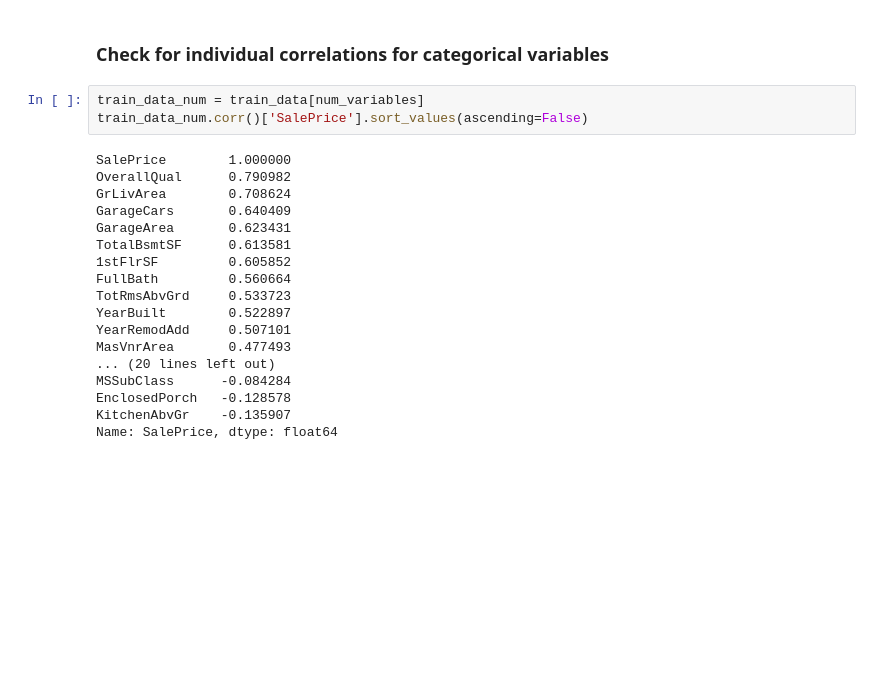
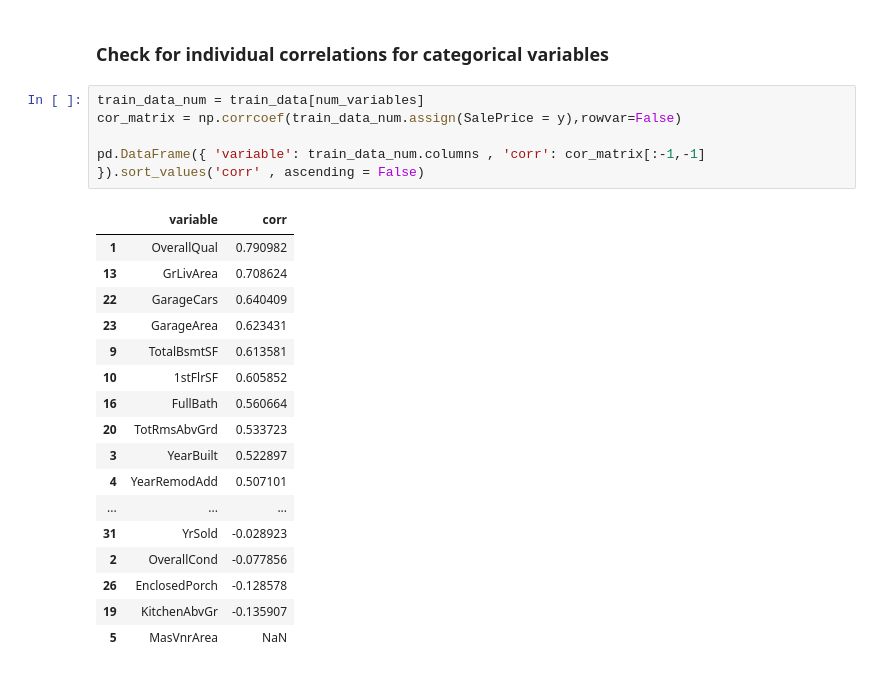
Before and after one commit to dhruvnigam93/hosr_rpice_prediction, a Jupyter notebook: Untitled.ipynb, the cells around one changed output. Drawn from its saved outputs; the diff is of its cells as text; blank space fills up the shorter version.

```diff
--- a/Untitled.ipynb
+++ b/Untitled.ipynb
@@ -53,23 +73,25 @@ Text(0.5,1,'BsmtQual')
 ### Check for individual correlations for categorical variables
 # %%
 train_data_num = train_data[num_variables]
-train_data_num.corr()['SalePrice'].sort_values(ascending=False)
+cor_matrix = np.corrcoef(train_data_num.assign(SalePrice = y),rowvar=False)
+
+pd.DataFrame({ 'variable': train_data_num.columns , 'corr': cor_matrix[:-1,-1] }).sort_values('corr' , ascending = False)
 # %% [output]
-SalePrice        1.000000
-OverallQual      0.790982
-GrLivArea        0.708624
-GarageCars       0.640409
-GarageArea       0.623431
-TotalBsmtSF      0.613581
-1stFlrSF         0.605852
-FullBath         0.560664
-TotRmsAbvGrd     0.533723
-YearBuilt        0.522897
-YearRemodAdd     0.507101
-MasVnrArea       0.477493
-... (20 lines left out)
-MSSubClass      -0.084284
-EnclosedPorch   -0.128578
-KitchenAbvGr    -0.135907
-Name: SalePrice, dtype: float64
+|  | variable | corr |
+| 1 | OverallQual | 0.790982 |
+| 13 | GrLivArea | 0.708624 |
+| 22 | GarageCars | 0.640409 |
+| 23 | GarageArea | 0.623431 |
+| 9 | TotalBsmtSF | 0.613581 |
+| 10 | 1stFlrSF | 0.605852 |
+| 16 | FullBath | 0.560664 |
+| 20 | TotRmsAbvGrd | 0.533723 |
+| 3 | YearBuilt | 0.522897 |
+| 4 | YearRemodAdd | 0.507101 |
+| ... | ... | ... |
+| 31 | YrSold | -0.028923 |
+| 2 | OverallCond | -0.077856 |
+| 26 | EnclosedPorch | -0.128578 |
+| 19 | KitchenAbvGr | -0.135907 |
+| 5 | MasVnrArea | NaN |
 # %%
```
Also changed, not shown: parts of 22 cells of this notebook.
